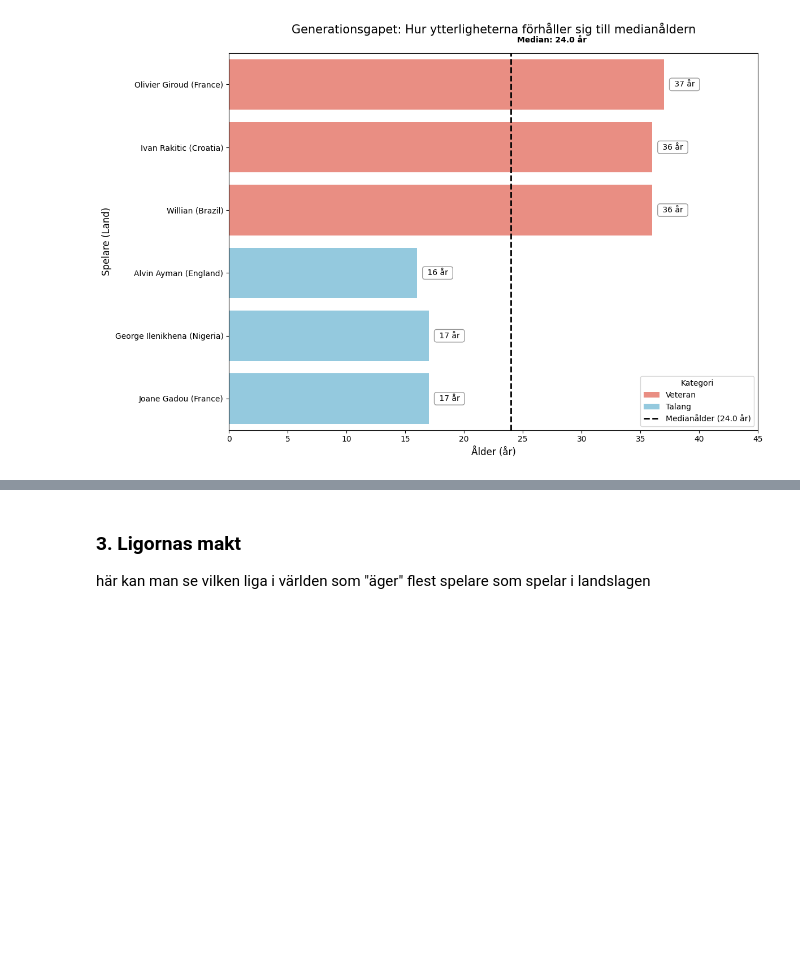
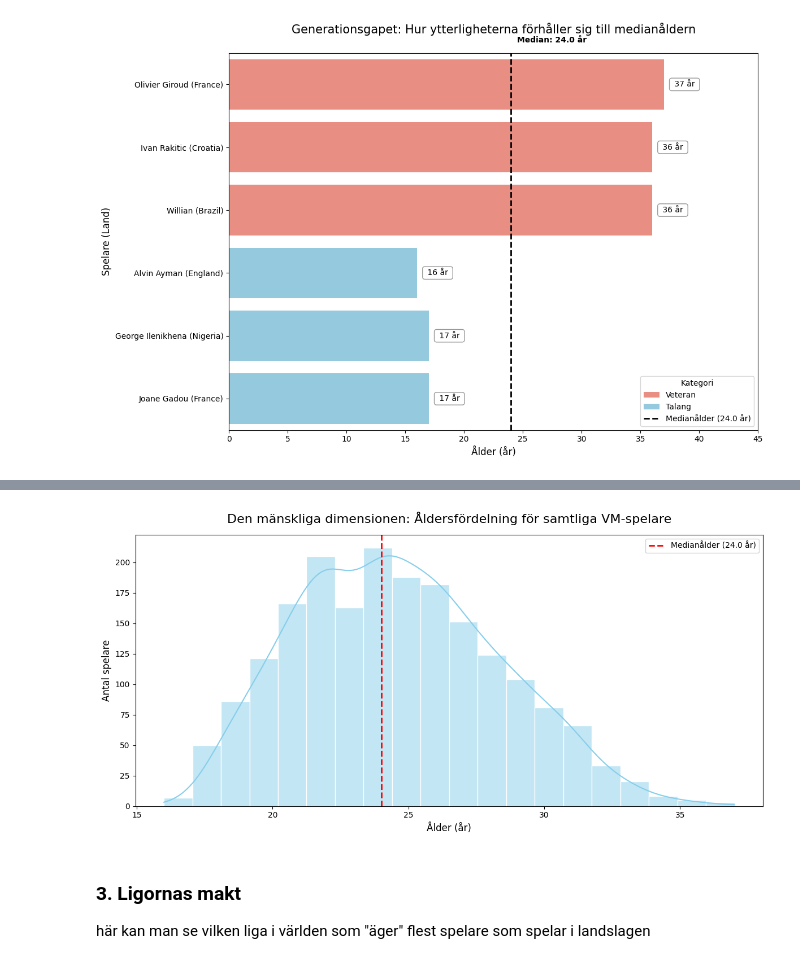
Before and after one commit to webcrunch/kk1-fifa-2026-analysis, a Jupyter notebook: final_fifa.ipynb, the cells around one changed output, grey strips where cells are left out. Saved outputs shown, nothing was run; the diff lists cells and outputs as text; code cells hidden in the pictures; blank space fills up the shorter version.

```diff
--- a/final_fifa.ipynb
+++ b/final_fifa.ipynb
@@ -525,3 +537,40 @@ plt.show()
+# %%
+plt.figure(figsize=(12, 6))
+
+# Histogram som visar fördelningen av ålder
+sns.histplot(
+    data=df_players,
+    x="Age",
+    bins=20,
+    kde=True,  # Lägger till en linje som visar den generella kurvan
+    color="skyblue",
+    edgecolor="white",
+)
+
+# Beräkna medianen (om du inte redan har den i cellen)
+median_age = df_players["Age"].median()
+
+# Lägg till medianlinjen
+plt.axvline(
+    x=median_age,
+    color="red",
+    linestyle="--",
+    linewidth=2,
+    label=f"Medianålder ({median_age} år)",
+)
+
+plt.title(
+    "Den mänskliga dimensionen: Åldersfördelning för samtliga VM-spelare",
+    fontsize=16,
+    pad=15,
+)
+plt.xlabel("Ålder (år)", fontsize=12)
+plt.ylabel("Antal spelare", fontsize=12)
+plt.legend()
+plt.tight_layout()
+plt.show()
+# %% [output]
+[figure, added]
 # %% [markdown]
 ### 3. Ligornas makt
 
```
Also changed, not shown: parts of 2 cells of this notebook.
